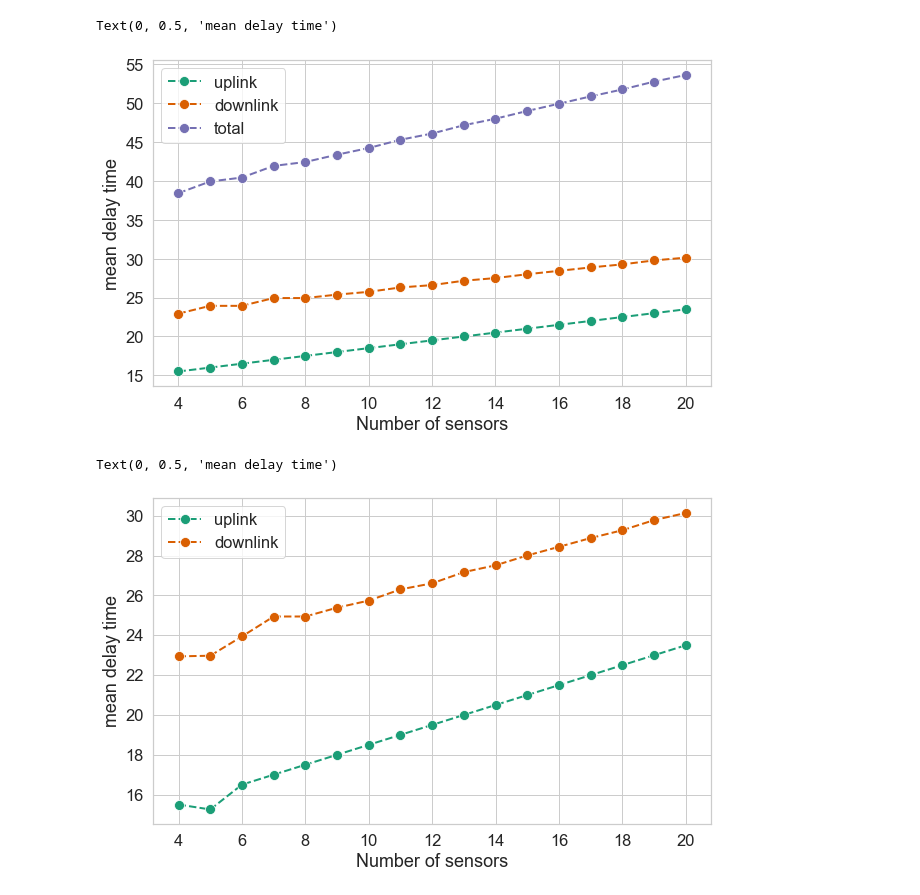
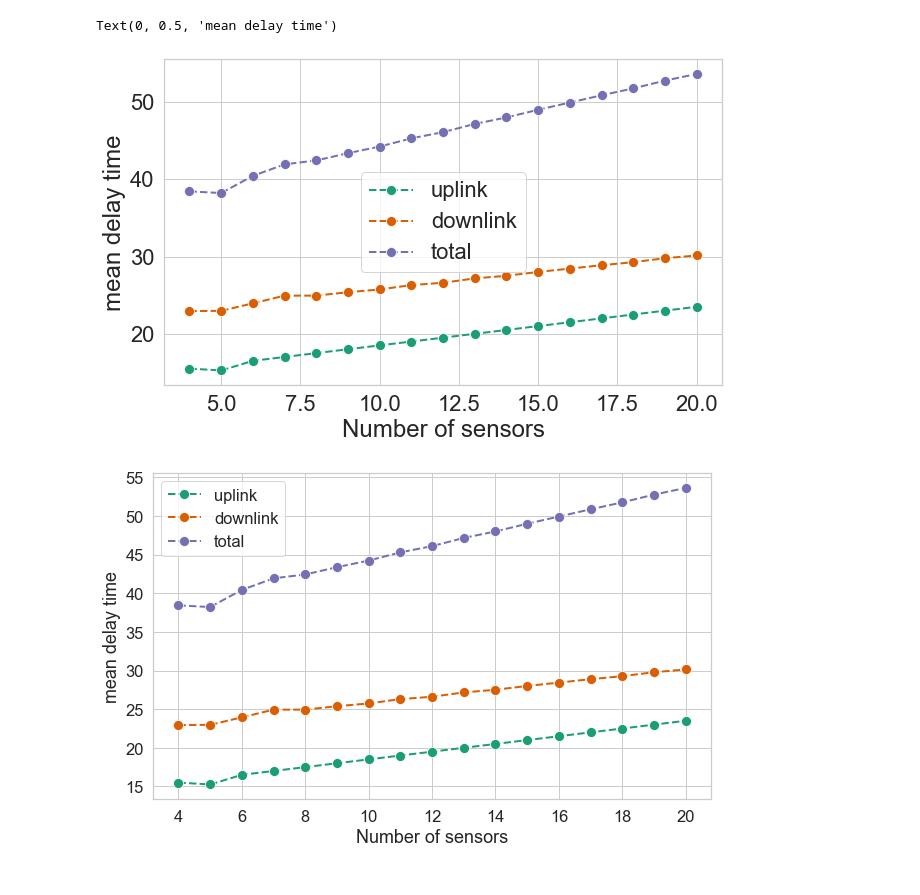
Before and after one commit to nicolezattarin/IoMT-efficient-information-distribution, a Jupyter notebook: network/plot.ipynb, the cells around one changed output. Cells and saved outputs as stored; diff of their text form; code cells hidden in the pictures.

```diff
--- a/network/plot.ipynb
+++ b/network/plot.ipynb
@@ -4,4 +4,4 @@ import pandas as pd
 import seaborn as sns
 import matplotlib.pyplot as plt
 import tslearn as ts
-sns.set_theme(style="whitegrid", font_scale=1.5, palette='Dark2')
+sns.set_theme(style="whitegrid", font_scale=2, palette='Dark2')
@@ -29,29 +50,30 @@ ax.set_xlabel('Number of sensors')
 ax.set_ylabel('mean delay time')
 # %% [output]
 Text(0, 0.5, 'mean delay time')
-[figure, old version]
+[figure, new version]
 # %%
 n = np.arange(4,21,1)
 tx_rx_dl, tx_rx_ul = [], []
+sns.set_theme(style="whitegrid", font_scale=1.5, palette='Dark2')
 
 forward_delay, backward_delay  = [],[]
 for nn in n:
     d = pd.read_csv('results/lena_{}nodes_0.500000dist.txt'.format(nn))
     forward_delay.append(np.mean(d['Mean Delay ms'].values[4:4+nn]))
     backward_delay.append(np.mean(d['Mean Delay ms'].values[4+nn:]))
 
     tx_rx_ul.append(np.average(np.array(d['TX bitrate kbit/s'].values[4:])-np.array(d['RX bitrate kbit/s'].values[4:])))
     # tx_rx_dl.append(np.average(np.array(d['TX bitrate kbit/s'].values[4+nn:])-np.array(d['RX bitrate kbit/s'].values[4+nn:])))
 
 ig, ax = plt.subplots( figsize=(10, 6))
 total = np.array(backward_delay)+np.array(forward_delay)
 
 sns.lineplot(x=n, y=forward_delay, lw=2, ax=ax, linestyle='--', markersize=10, marker='o', label ='uplink')
 sns.lineplot(x=n, y=backward_delay, lw=2, ax=ax, linestyle='--', markersize=10, marker='o', label ='downlink')
-# sns.lineplot(x=n, y=total, lw=2, ax=ax, linestyle='--', markersize=10, marker='o', label ='total')
+sns.lineplot(x=n, y=total, lw=2, ax=ax, linestyle='--', markersize=10, marker='o', label ='total')
 
 ax.set_xlabel('Number of sensors')
 ax.set_ylabel('mean delay time')
+fig.savefig('lena_delay.pdf', bool=True)
 # %% [output]
-Text(0, 0.5, 'mean delay time')
-[figure, old version]
+[figure, new version]
```
Also changed, not shown: parts of 8 cells of this notebook, 7 other files.
